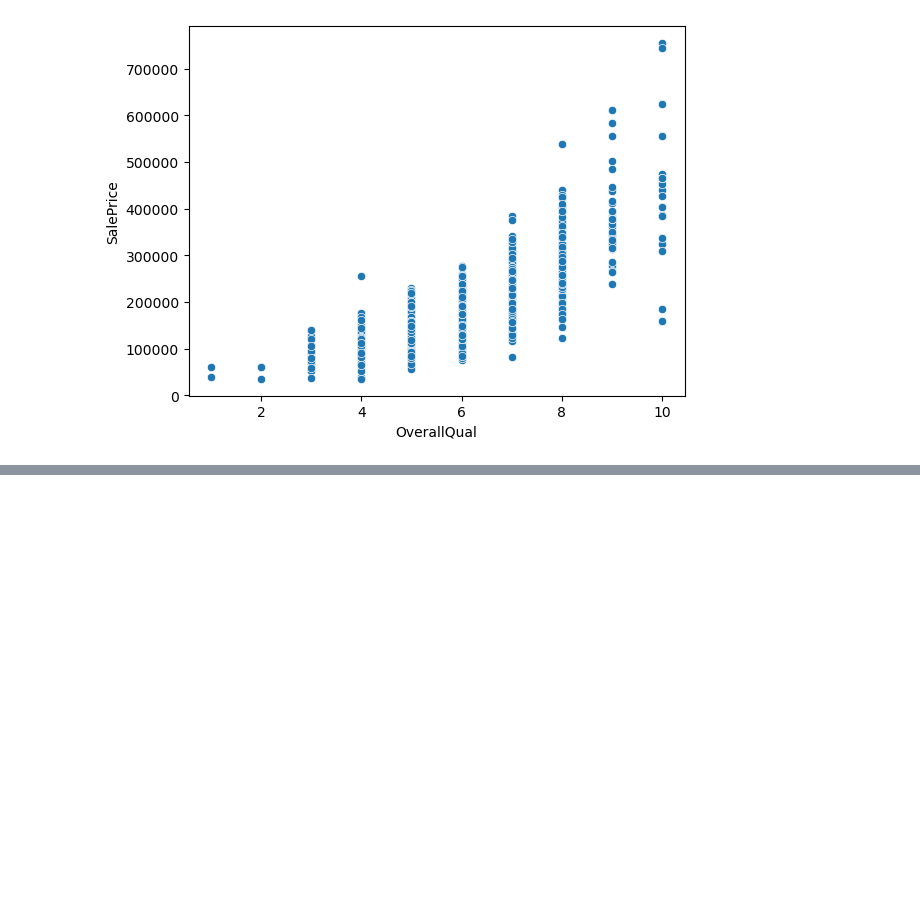
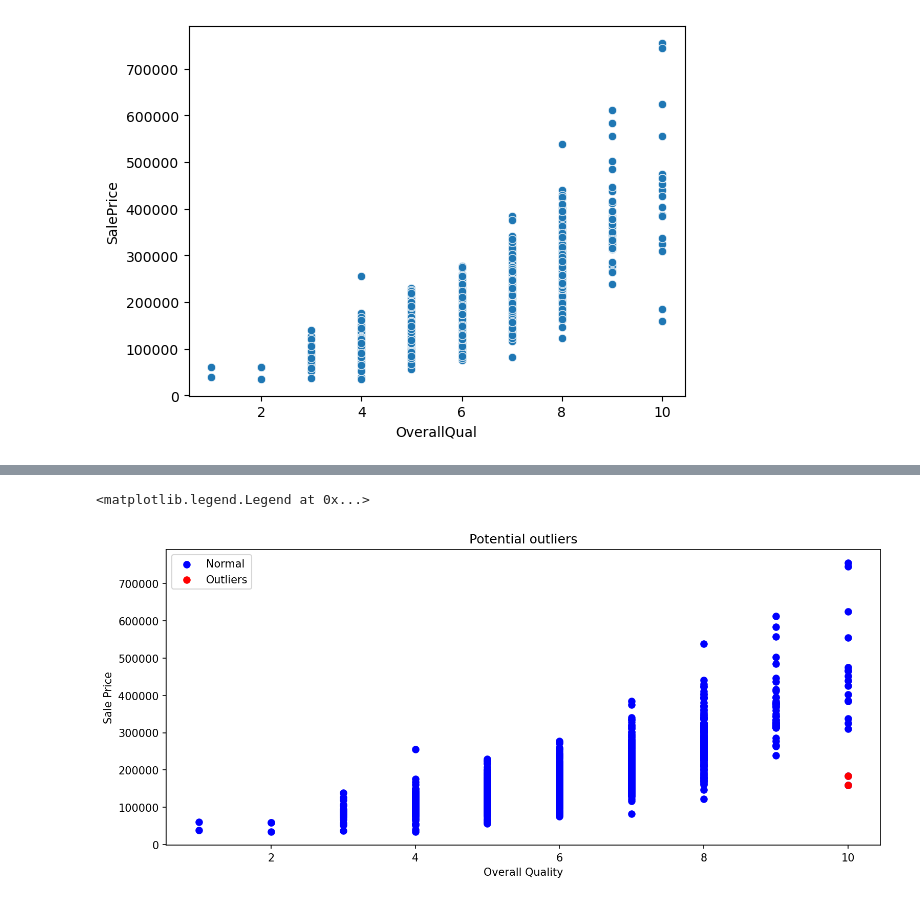
Before and after one commit to cauchemarra/house-prices-prediction, a Jupyter notebook: notebooks/House price.ipynb, the cells around one changed output, grey strips where cells are left out. Saved outputs shown, nothing was run; the diff lists cells and outputs as text; code cells hidden in the pictures; blank space fills up the shorter version.

Commit message:
EDA: Identify potential outliners in col Overall Quality

```diff
--- a/notebooks/House price.ipynb
+++ b/notebooks/House price.ipynb
@@ -90,0 +99,17 @@ sns.scatterplot(data=df, x='OverallQual', y='SalePrice')
+# %%
+potential_outliers=df[(df['OverallQual'] ==10) & (df['SalePrice']<200000)]
+# %%
+plt.figure(figsize=(12,5), dpi=150)
+
+plt.scatter(df['OverallQual'], df['SalePrice'], color='blue', label='Normal')
+plt.scatter(potential_outliers['OverallQual'], potential_outliers['SalePrice'], color='red', label='Outliers')
+
+plt.xlabel('Overall Quality')
+plt.ylabel('Sale Price')
+
+plt.title('Potential outliers')
+
+plt.legend()
+# %% [output]
+<matplotlib.legend.Legend at 0x...>
+[figure, added]
```
Also changed, not shown: parts of 1 cell of this notebook.
